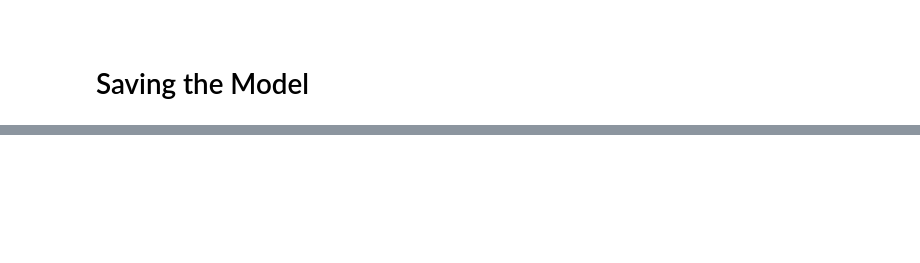
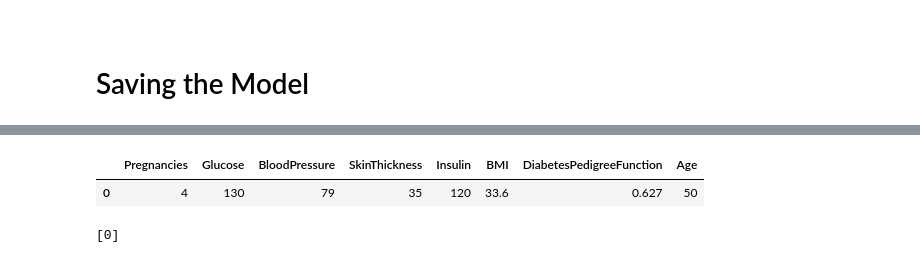
Before and after one commit to PraffullaDubey/Analysis_and_Future_Risk_Prediction_of_Diabetes_Mellitus, a Jupyter notebook: Review 3/Review-3.ipynb, the cells around one changed output, grey strips where cells are left out. Drawn from its saved outputs; the diff is of its cells as text; code cells hidden in the pictures; blank space fills up the shorter version.

Commit message:
Add hybrid model and perceptrons to Review 3 ipnb

```diff
--- a/Review 3/Review-3.ipynb
+++ b/Review 3/Review-3.ipynb
@@ -580,0 +651,13 @@ print(predictions_diabetes3)
+# %%
+x4 = ['Pregnancies','Glucose','BloodPressure','SkinThickness','Insulin','BMI','DiabetesPedigreeFunction','Age']
+data4 = [4,130,79,35,120,33.6,0.627,50]
+paitentid_HM = pd.DataFrame([data4],columns = x4)
+paitentid_HM.head()
+# %% [output]
+|  | Pregnancies | Glucose | BloodPressure | SkinThickness | Insulin | BMI | DiabetesPedigreeFunction | Age |
+| 0 | 4 | 130 | 79 | 35 | 120 | 33.6 | 0.627 | 50 |
+# %%
+predictions_diabetes4 = HybridModel.predict(paitentid_HM)
+print(predictions_diabetes4)
+# %% [output]
+[0]
```
Also changed, not shown: parts of 6 cells of this notebook, 1 other file.
